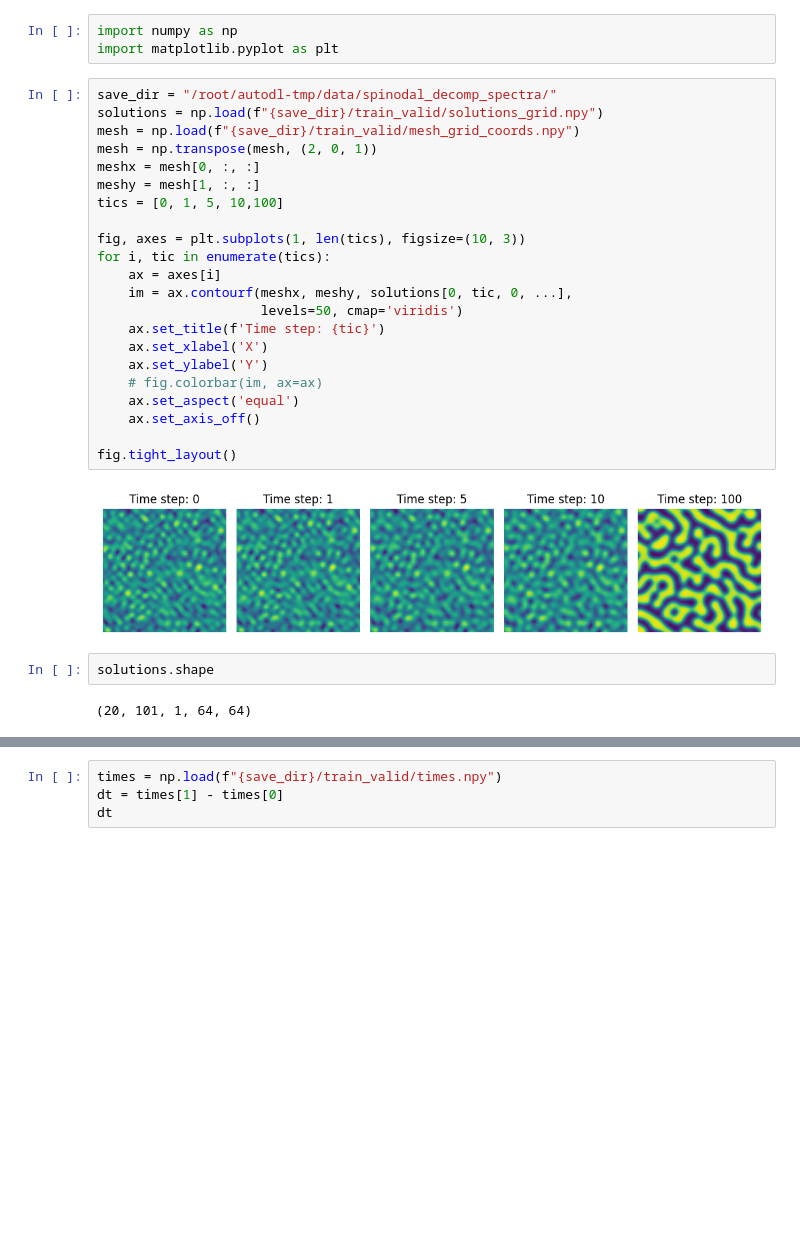
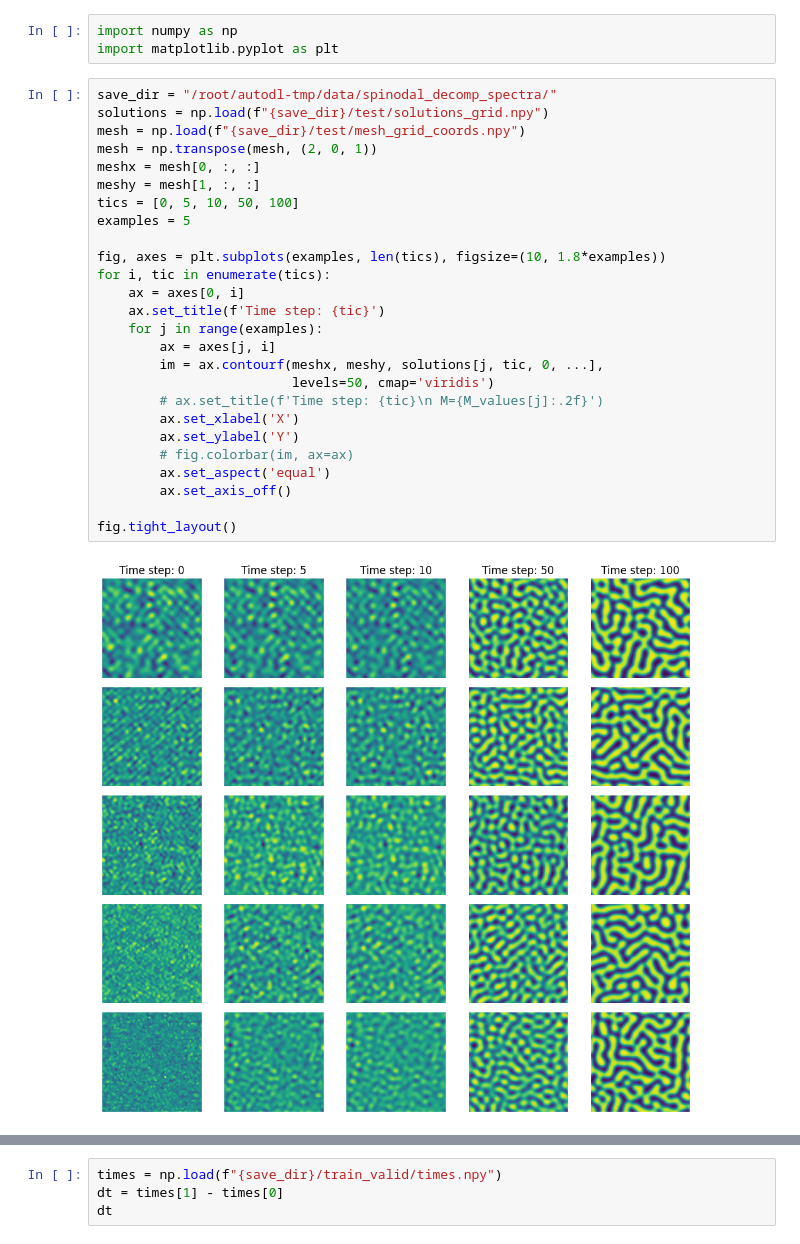
Before and after one commit to NanxiiChen/PF-PINO, a Jupyter notebook: spinodal_decomp/make_dataset.ipynb, the cells around one changed output, grey strips where cells are left out. Cells and saved outputs as stored; diff of their text form; blank space fills up the shorter version.

```diff
--- a/spinodal_decomp/make_dataset.ipynb
+++ b/spinodal_decomp/make_dataset.ipynb
@@ -3,32 +3,32 @@ import numpy as np
 import matplotlib.pyplot as plt
 # %%
 save_dir = "/root/autodl-tmp/data/spinodal_decomp_spectra/"
-solutions = np.load(f"{save_dir}/train_valid/solutions_grid.npy")
-mesh = np.load(f"{save_dir}/train_valid/mesh_grid_coords.npy")
+solutions = np.load(f"{save_dir}/test/solutions_grid.npy")
+mesh = np.load(f"{save_dir}/test/mesh_grid_coords.npy")
 mesh = np.transpose(mesh, (2, 0, 1))
 meshx = mesh[0, :, :]
 meshy = mesh[1, :, :]
-tics = [0, 1, 5, 10,100]
+tics = [0, 5, 10, 50, 100]
+examples = 5
 
-fig, axes = plt.subplots(1, len(tics), figsize=(10, 3))
+fig, axes = plt.subplots(examples, len(tics), figsize=(10, 1.8*examples))
 for i, tic in enumerate(tics):
-    ax = axes[i]
-    im = ax.contourf(meshx, meshy, solutions[0, tic, 0, ...],
-                     levels=50, cmap='viridis')
+    ax = axes[0, i]
     ax.set_title(f'Time step: {tic}')
-    ax.set_xlabel('X')
-    ax.set_ylabel('Y')
-    # fig.colorbar(im, ax=ax)
-    ax.set_aspect('equal')
-    ax.set_axis_off()
+    for j in range(examples):
+        ax = axes[j, i]
+        im = ax.contourf(meshx, meshy, solutions[j, tic, 0, ...],
+                         levels=50, cmap='viridis')
+        # ax.set_title(f'Time step: {tic}\n M={M_values[j]:.2f}')
+        ax.set_xlabel('X')
+        ax.set_ylabel('Y')
+        # fig.colorbar(im, ax=ax)
+        ax.set_aspect('equal')
+        ax.set_axis_off()
 
 fig.tight_layout()
 # %% [output]
-[figure, old version]
+[figure, new version]
-# %%
-solutions.shape
-# %% [output]
-(20, 101, 1, 64, 64)
 # %%
 from configs.train_debug import Configs
 configs = Configs()
```
Also changed, not shown: parts of 10 cells of this notebook, 8 other files.
